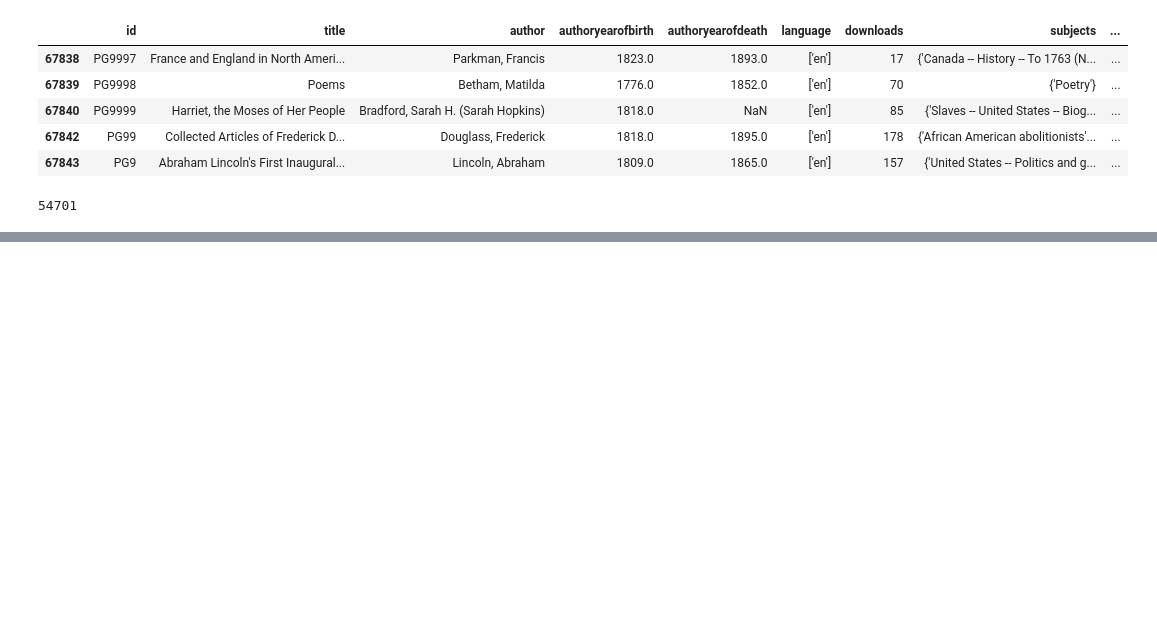
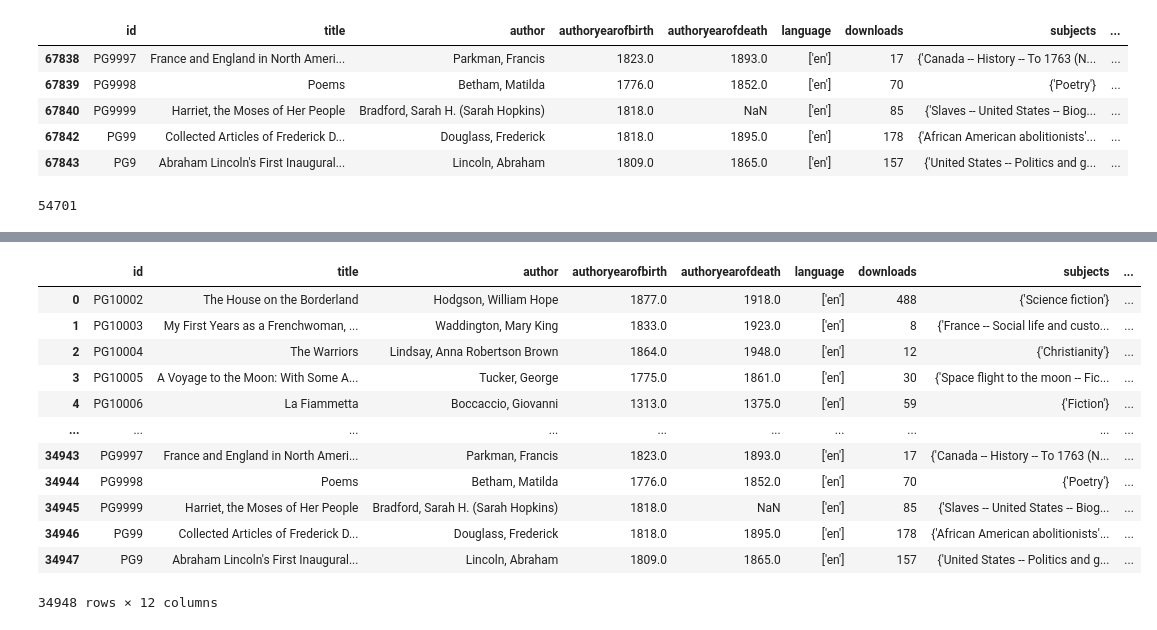
Before and after one commit to thearol/gutenberg, a Jupyter notebook: data-science-x-am/data_exploration.ipynb, the cells around one changed output, grey strips where cells are left out. Cells and saved outputs as stored; diff of their text form; code cells hidden in the pictures; blank space fills up the shorter version.

Commit message:
add gender

```diff
--- a/data-science-x-am/data_exploration.ipynb
+++ b/data-science-x-am/data_exploration.ipynb
@@ -100,0 +193,4 @@ curious fate further--that in would be a long story."
+# %%
+gender = pd.read_csv(os.path.join("..","..","gutenberg.nosync","metadata","name_gender.csv"))
+gender["name"] =gender["name"].str.lower()
+gender
@@ -100,0 +211,19 @@ curious fate further--that in would be a long story."
+# %%
+#create a new variable "name" which is the first part of every name (splitting by -)
+data = pd.merge(eng_meta, gender, on=['name'], how = 'left')
+# merge two datasets by the name variable so that every adam gets a male, etc
+data
+# %% [output]
+|  | id | title | author | authoryearofbirth | authoryearofdeath | language | downloads | subjects | ... |
+| 0 | PG10002 | The House on the Borderland | Hodgson, William Hope | 1877.0 | 1918.0 | ['en'] | 488 | {'Science fiction'} | ... |
+| 1 | PG10003 | My First Years as a Frenchwoman, ... | Waddington, Mary King | 1833.0 | 1923.0 | ['en'] | 8 | {'France -- Social life and custo... | ... |
+| 2 | PG10004 | The Warriors | Lindsay, Anna Robertson Brown | 1864.0 | 1948.0 | ['en'] | 12 | {'Christianity'} | ... |
+| 3 | PG10005 | A Voyage to the Moon: With Some A... | Tucker, George | 1775.0 | 1861.0 | ['en'] | 30 | {'Space flight to the moon -- Fic... | ... |
+| 4 | PG10006 | La Fiammetta | Boccaccio, Giovanni | 1313.0 | 1375.0 | ['en'] | 59 | {'Fiction'} | ... |
+| ... | ... | ... | ... | ... | ... | ... | ... | ... | ... |
+| 34943 | PG9997 | France and England in North Ameri... | Parkman, Francis | 1823.0 | 1893.0 | ['en'] | 17 | {'Canada -- History -- To 1763 (N... | ... |
+| 34944 | PG9998 | Poems | Betham, Matilda | 1776.0 | 1852.0 | ['en'] | 70 | {'Poetry'} | ... |
+| 34945 | PG9999 | Harriet, the Moses of Her People | Bradford, Sarah H. (Sarah Hopkins) | 1818.0 | NaN | ['en'] | 85 | {'Slaves -- United States -- Biog... | ... |
+| 34946 | PG99 | Collected Articles of Frederick D... | Douglass, Frederick | 1818.0 | 1895.0 | ['en'] | 178 | {'African American abolitionists'... | ... |
+| 34947 | PG9 | Abraham Lincoln's First Inaugural... | Lincoln, Abraham | 1809.0 | 1865.0 | ['en'] | 157 | {'United States -- Politics and g... | ... |
+34948 rows × 12 columns
```
Also changed, not shown: parts of 16 cells of this notebook.
